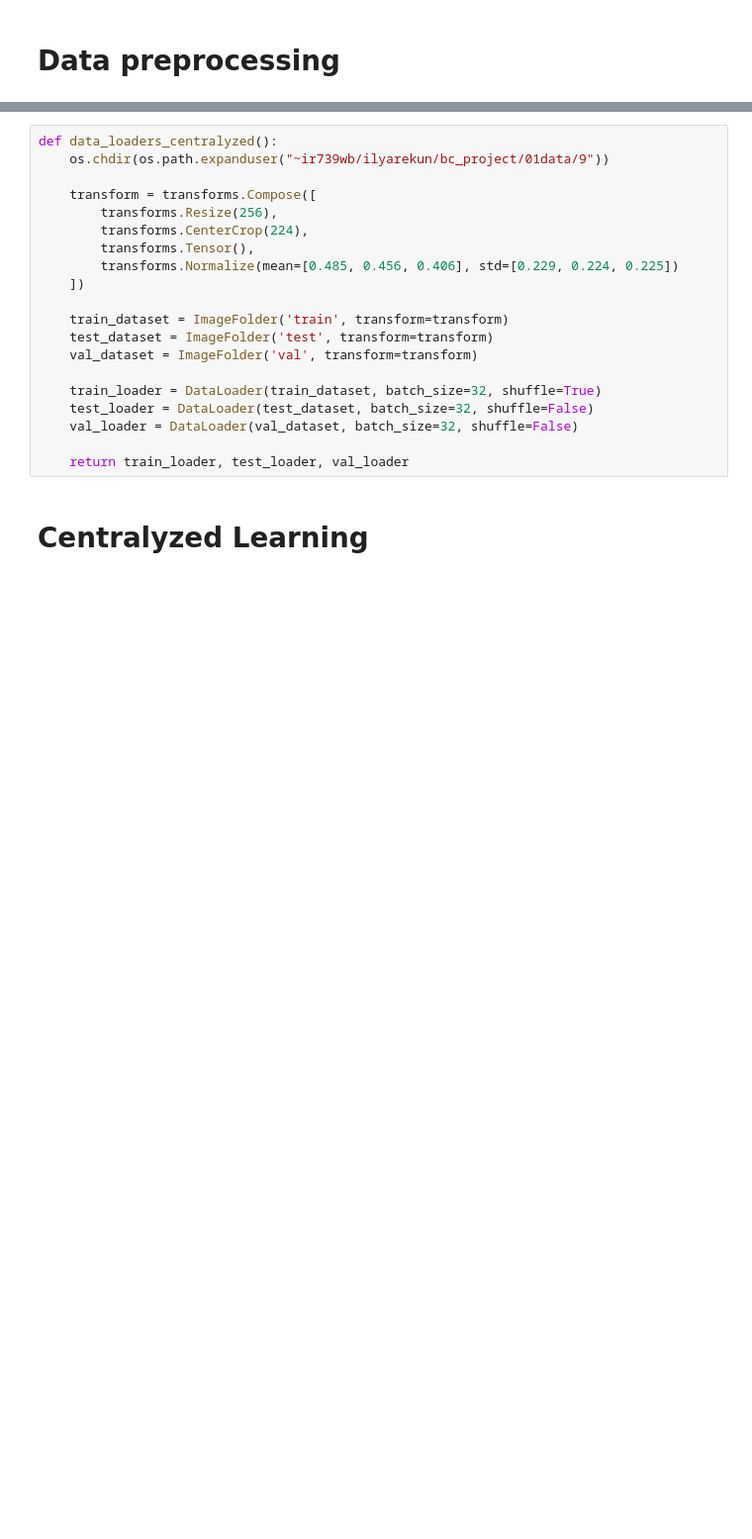
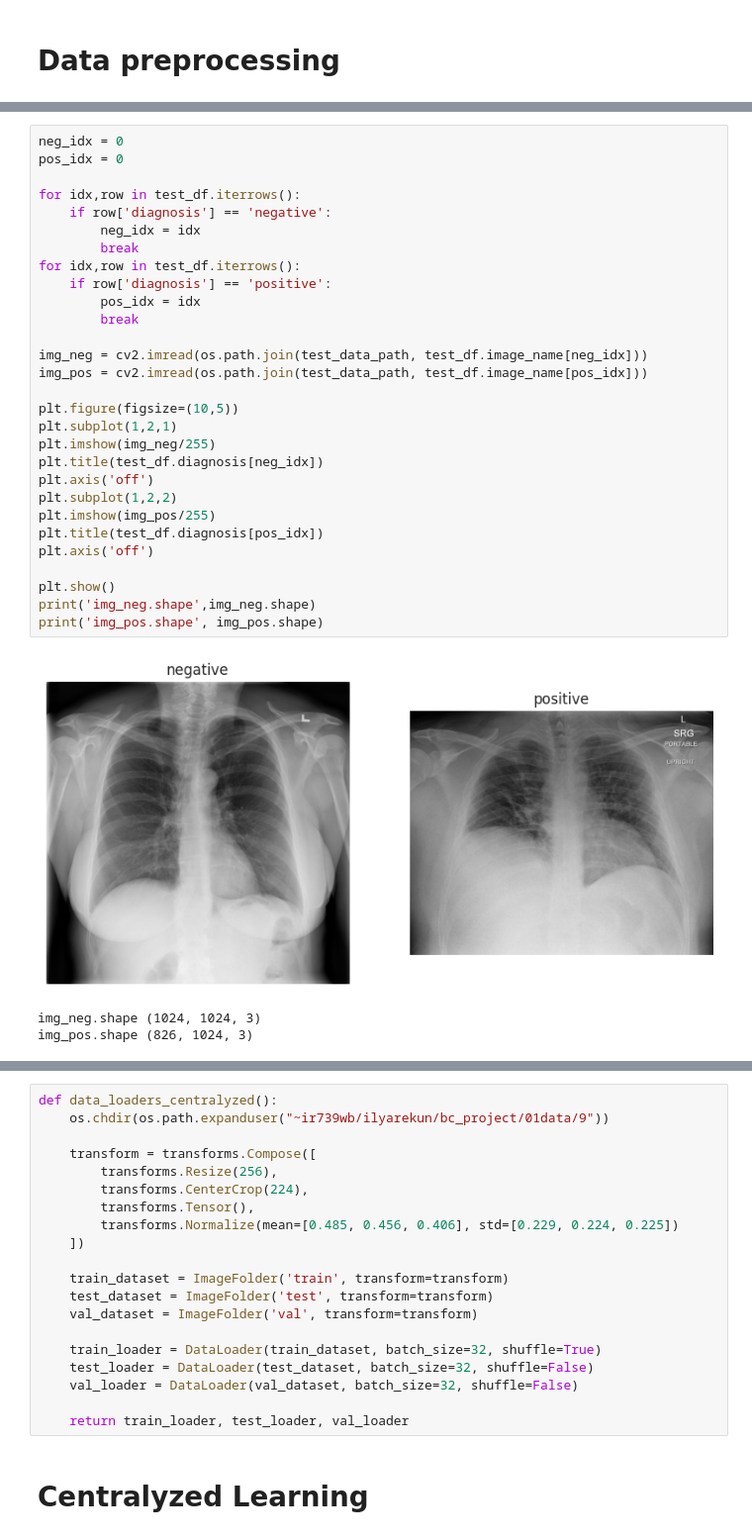
Before and after one commit to ilyarekun/bc_project, a Jupyter notebook: scripts/main.ipynb, the cells around one changed output, grey strips where cells are left out. Shown at 99% size. Cells and saved outputs as stored; diff of their text form; blank space fills up the shorter version.

```diff
--- a/scripts/main.ipynb
+++ b/scripts/main.ipynb
@@ -55,0 +153,33 @@ print(os.system("pwd"))
+# %%
+neg_idx = 0
+pos_idx = 0
+
+for idx,row in test_df.iterrows():
+    if row['diagnosis'] == 'negative':
+        neg_idx = idx
+        break
+for idx,row in test_df.iterrows():
+    if row['diagnosis'] == 'positive':
+        pos_idx = idx
+        break
+
+img_neg = cv2.imread(os.path.join(test_data_path, test_df.image_name[neg_idx]))
+img_pos = cv2.imread(os.path.join(test_data_path, test_df.image_name[pos_idx]))
+
+plt.figure(figsize=(10,5))
+plt.subplot(1,2,1)
+plt.imshow(img_neg/255)
+plt.title(test_df.diagnosis[neg_idx])
+plt.axis('off')
+plt.subplot(1,2,2)
+plt.imshow(img_pos/255)
+plt.title(test_df.diagnosis[pos_idx])
+plt.axis('off')
+
+plt.show()
+print('img_neg.shape',img_neg.shape)
+print('img_pos.shape', img_pos.shape)
+# %% [output]
+[figure, added]
+img_neg.shape (1024, 1024, 3)
+img_pos.shape (826, 1024, 3)
```
Also changed, not shown: parts of 14 cells of this notebook.
